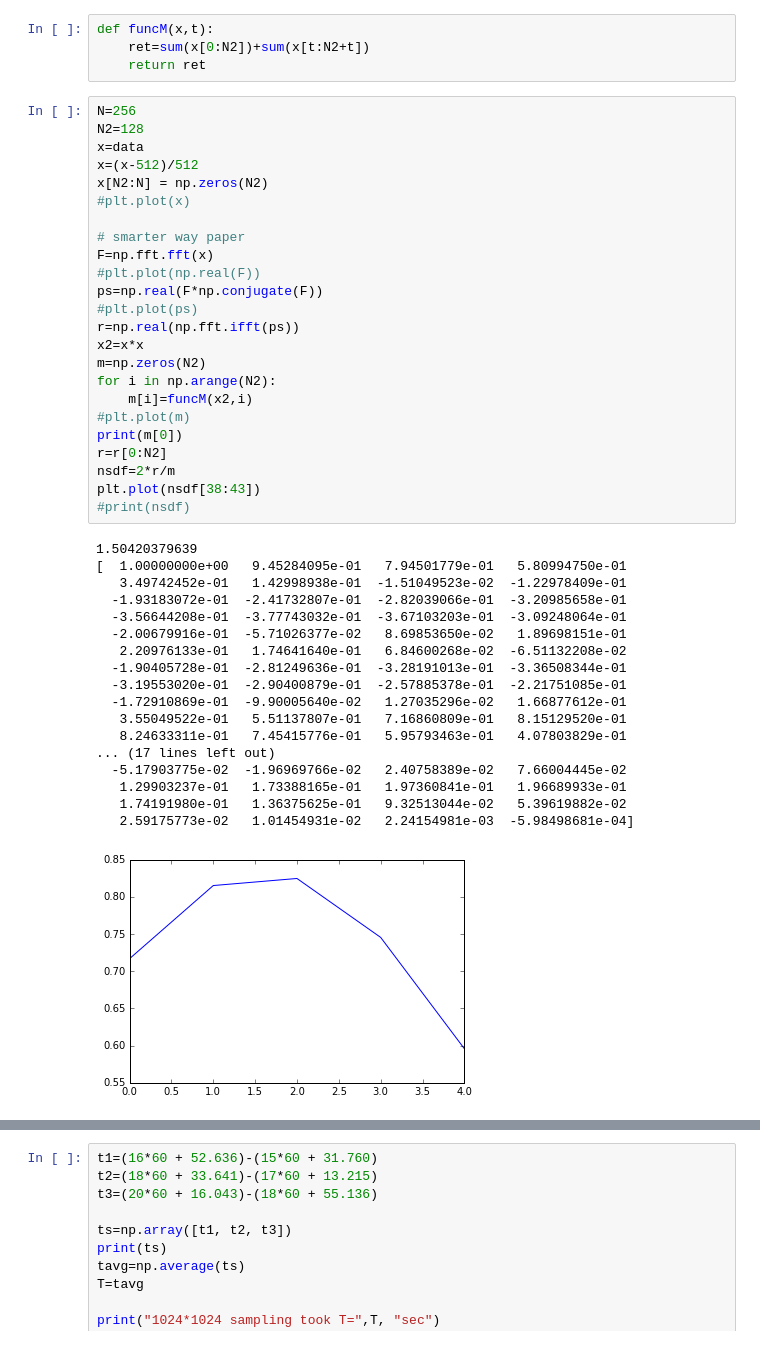
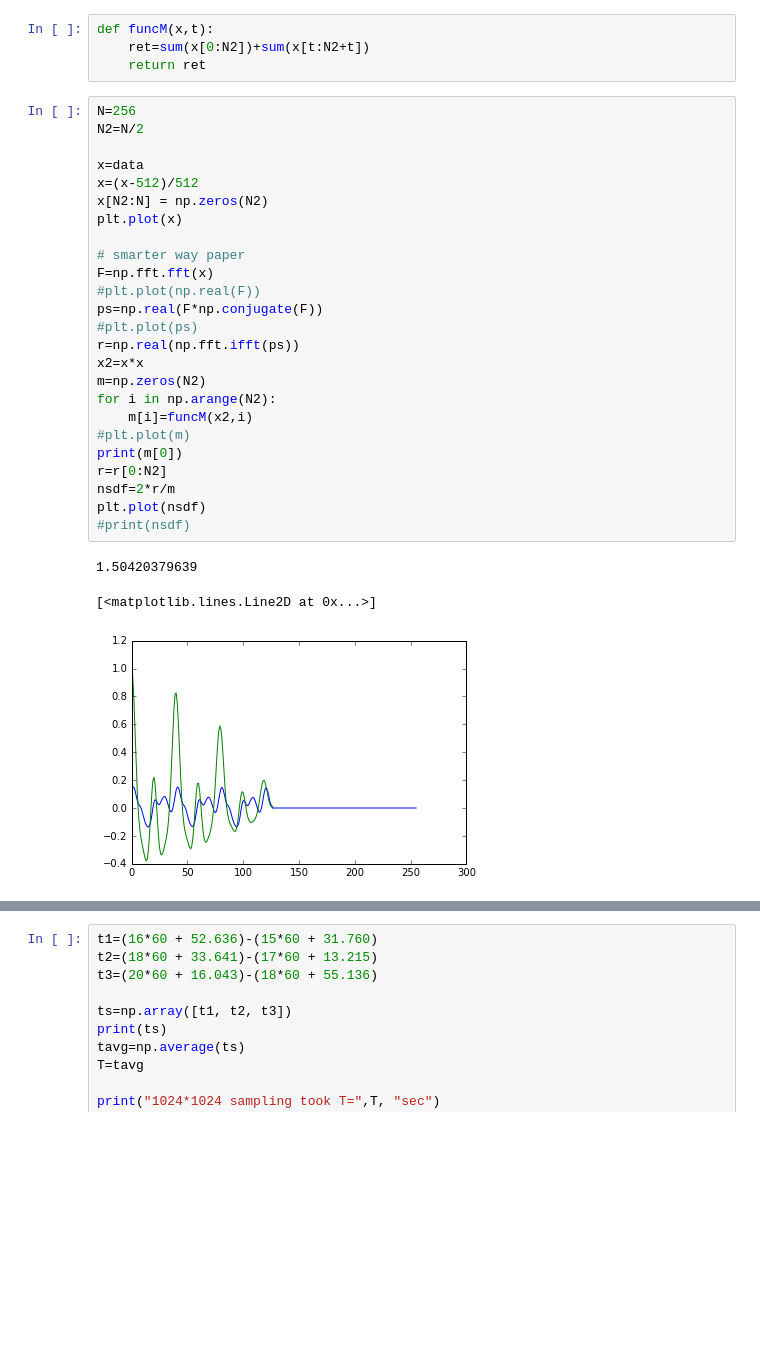
Before and after one commit to hamling-ling/OsakanaFFT, a Jupyter notebook: research/hrm1017.ipynb, the cells around one changed output, grey strips where cells are left out. Saved outputs shown, nothing was run; the diff lists cells and outputs as text; blank space fills up the shorter version.

```diff
--- a/research/hrm1017.ipynb
+++ b/research/hrm1017.ipynb
@@ -22,47 +14,33 @@ def funcM(x,t):
     return ret
 # %%
 N=256
-N2=128
+N2=N/2
+
 x=data
 x=(x-512)/512
 x[N2:N] = np.zeros(N2)
-#plt.plot(x)
+plt.plot(x)
 
 # smarter way paper
 F=np.fft.fft(x)
 #plt.plot(np.real(F))
 ps=np.real(F*np.conjugate(F))
 #plt.plot(ps)
 r=np.real(np.fft.ifft(ps))
 x2=x*x
 m=np.zeros(N2)
 for i in np.arange(N2):
     m[i]=funcM(x2,i)
 #plt.plot(m)
 print(m[0])
 r=r[0:N2]
 nsdf=2*r/m
-plt.plot(nsdf[38:43])
+plt.plot(nsdf)
 #print(nsdf)
 # %% [output]
 1.50420379639
-[  1.00000000e+00   9.45284095e-01   7.94501779e-01   5.80994750e-01
-   3.49742452e-01   1.42998938e-01  -1.51049523e-02  -1.22978409e-01
-  -1.93183072e-01  -2.41732807e-01  -2.82039066e-01  -3.20985658e-01
-  -3.56644208e-01  -3.77743032e-01  -3.67103203e-01  -3.09248064e-01
-  -2.00679916e-01  -5.71026377e-02   8.69853650e-02   1.89698151e-01
-   2.20976133e-01   1.74641640e-01   6.84600268e-02  -6.51132208e-02
-  -1.90405728e-01  -2.81249636e-01  -3.28191013e-01  -3.36508344e-01
-  -3.19553020e-01  -2.90400879e-01  -2.57885378e-01  -2.21751085e-01
-  -1.72910869e-01  -9.90005640e-02   1.27035296e-02   1.66877612e-01
-   3.55049522e-01   5.51137807e-01   7.16860809e-01   8.15129520e-01
-   8.24633311e-01   7.45415776e-01   5.95793463e-01   4.07803829e-01
-... (17 lines left out)
-  -5.17903775e-02  -1.96969766e-02   2.40758389e-02   7.66004445e-02
-   1.29903237e-01   1.73388165e-01   1.97360841e-01   1.96689933e-01
-   1.74191980e-01   1.36375625e-01   9.32513044e-02   5.39619882e-02
-   2.59175773e-02   1.01454931e-02   2.24154981e-03  -5.98498681e-04]
+[<matplotlib.lines.Line2D at 0x...>]
-[figure, old version]
+[figure, new version]
 # %%
 
 # overflow considering
```
Also changed, not shown: parts of 3 cells of this notebook, 1 other file.
